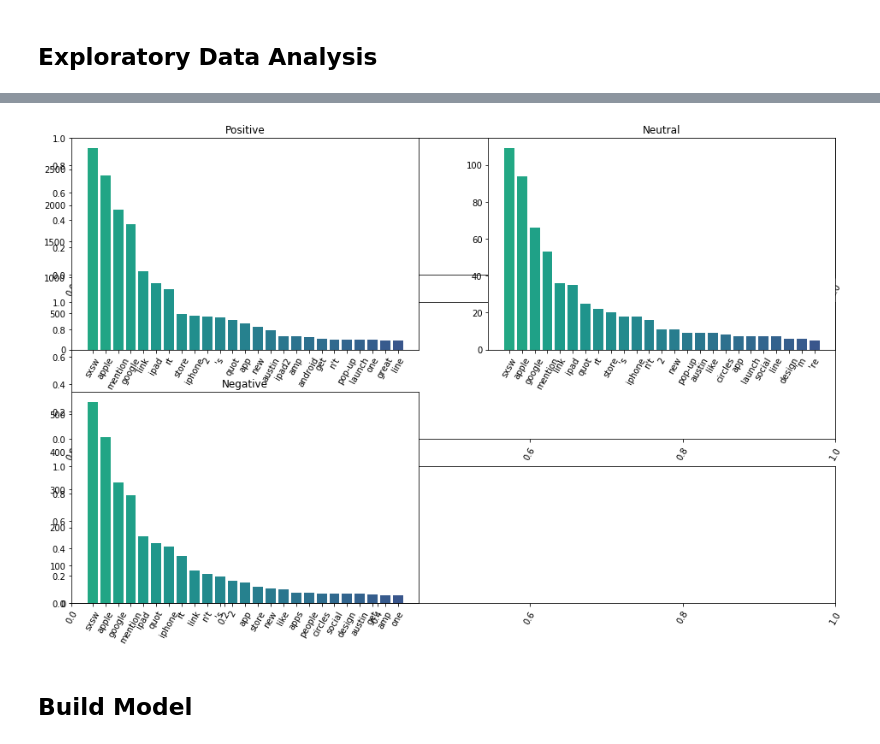
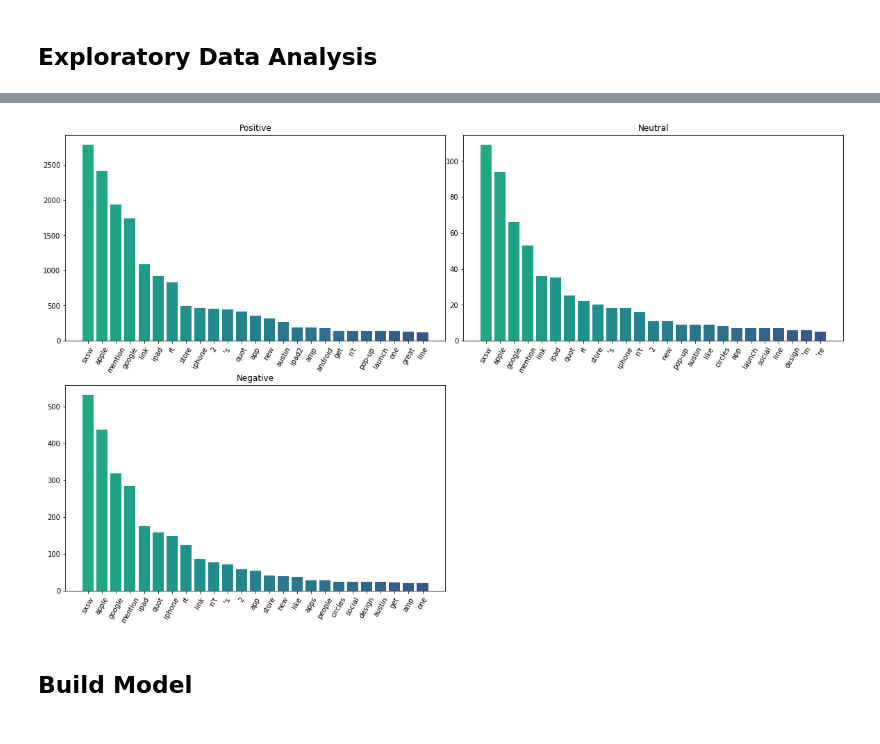
Before and after one commit to kenyo/mod-4-final-project, a Jupyter notebook: koh.ipynb, the cells around one changed output, grey strips where cells are left out. Saved outputs shown, nothing was run; the diff lists cells and outputs as text; code cells hidden in the pictures.

```diff
--- a/koh.ipynb
+++ b/koh.ipynb
@@ -261,35 +264,34 @@ neg_bar_words = [x[0] for x in neg_freq.most_common(25)]
 color = cm.viridis_r(np.linspace(.4,.8, 30))
 # %%
 new_figure = plt.figure(figsize=(16,10))
-new_figure.subplots(3)
 
 ax = new_figure.add_subplot(221)
 ax2 = new_figure.add_subplot(222)
 ax3 = new_figure.add_subplot(223)
 
 # Generate a line plot on first axes
 ax.bar(pos_bar_words, pos_bar_counts, color=color)
 
 ax2.bar(neutral_bar_words, neutral_bar_counts, color=color )
 
 ax3.bar(neg_bar_words, neg_bar_counts, color=color )
 
 ax.title.set_text('Positive')
 ax2.title.set_text('Neutral')
 ax3.title.set_text('Negative')
 
 
 for ax in new_figure.axes:
     plt.sca(ax)
     plt.xticks(rotation=60)
 
 plt.tight_layout(pad=0)
 
 # plt.savefig('word count bar graphs.png')
 
 plt.show()
 # %% [output]
-[figure, old version]
+[figure, new version]
 # %% [markdown]
 ## Build Model
 # %%
```
Also changed, not shown: parts of 7 cells of this notebook.
